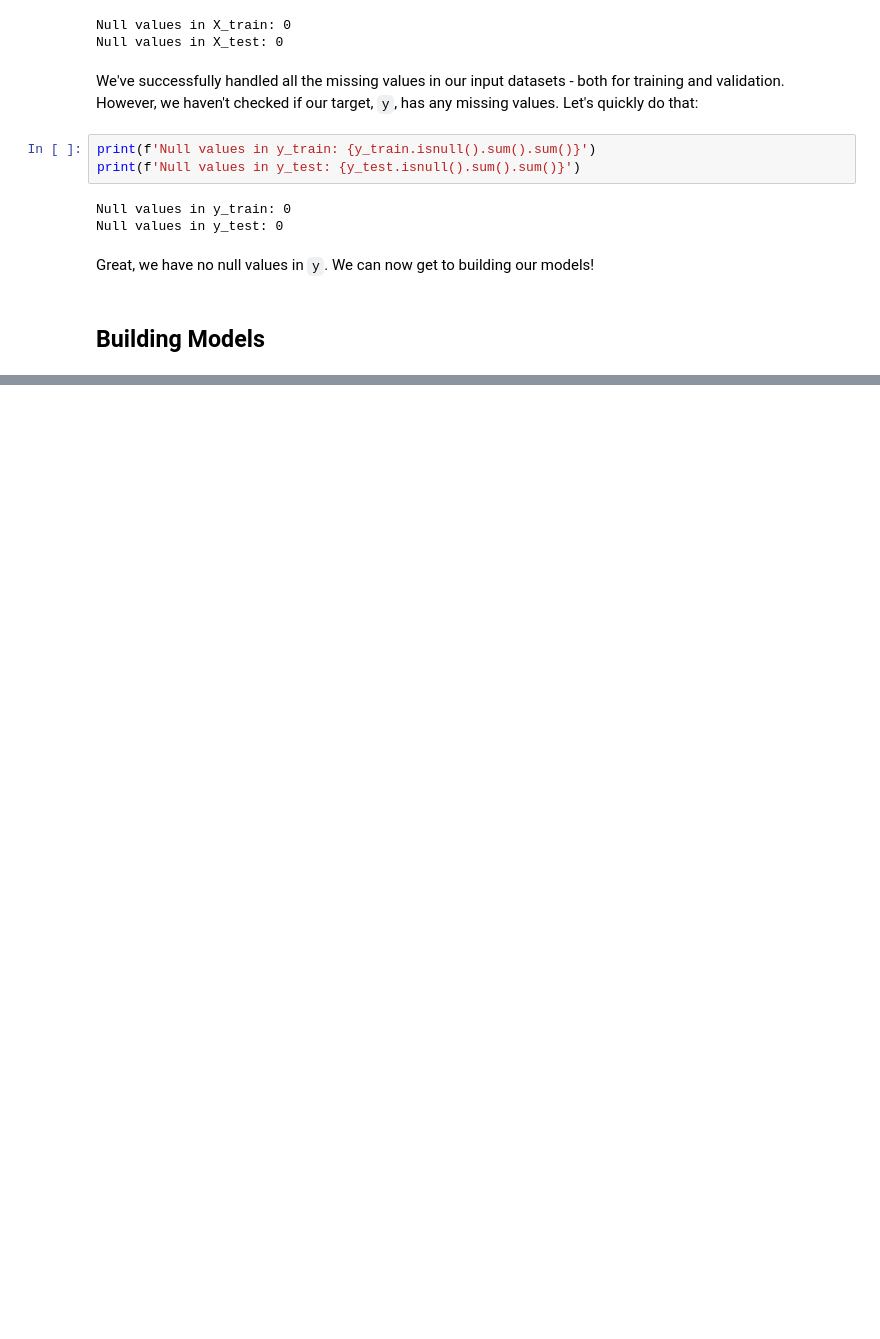
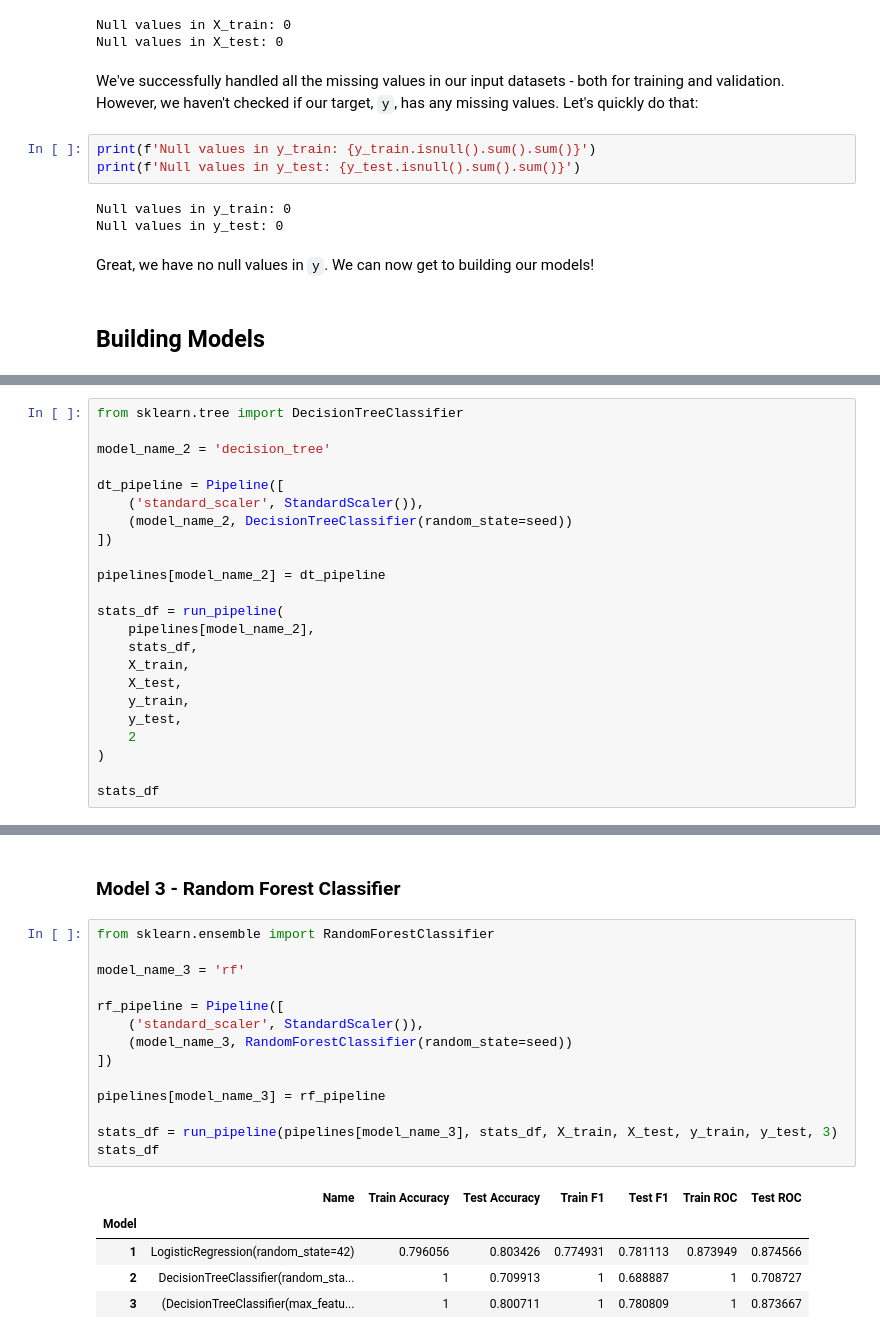
Before and after one commit to pmjustafort/flushotlearning, a Jupyter notebook: index.ipynb, the cells around one changed output, grey strips where cells are left out. Drawn from its saved outputs; the diff is of its cells as text; blank space fills up the shorter version.

```diff
--- a/index.ipynb
+++ b/index.ipynb
@@ -283,0 +338,23 @@ stats_df
+# %%
+from sklearn.tree import DecisionTreeClassifier
+
+model_name_2 = 'decision_tree'
+
+dt_pipeline = Pipeline([
+    ('standard_scaler', StandardScaler()),
+    (model_name_2, DecisionTreeClassifier(random_state=seed))
+])
+
+pipelines[model_name_2] = dt_pipeline
+
+stats_df = run_pipeline(
+    pipelines[model_name_2],
+    stats_df,
+    X_train,
+    X_test,
+    y_train,
+    y_test,
+    2
+)
+
+stats_df
@@ -283,0 +391,22 @@ stats_df
+# %% [markdown]
+### Model 3 - Random Forest Classifier
+# %%
+from sklearn.ensemble import RandomForestClassifier
+
+model_name_3 = 'rf'
+
+rf_pipeline = Pipeline([
+    ('standard_scaler', StandardScaler()),
+    (model_name_3, RandomForestClassifier(random_state=seed))
+])
+
+pipelines[model_name_3] = rf_pipeline
+
+stats_df = run_pipeline(pipelines[model_name_3], stats_df, X_train, X_test, y_train, y_test, 3)
+stats_df
+# %% [output]
+|  | Name | Train Accuracy | Test Accuracy | Train F1 | Test F1 | Train ROC | Test ROC |
+| Model |  |  |  |  |  |  |  |
+| 1 | LogisticRegression(random_state=42) | 0.796056 | 0.803426 | 0.774931 | 0.781113 | 0.873949 | 0.874566 |
+| 2 | DecisionTreeClassifier(random_sta... | 1 | 0.709913 | 1 | 0.688887 | 1 | 0.708727 |
+| 3 | (DecisionTreeClassifier(max_featu... | 1 | 0.800711 | 1 | 0.780809 | 1 | 0.873667 |
```
Also changed, not shown: parts of 10 cells of this notebook.
